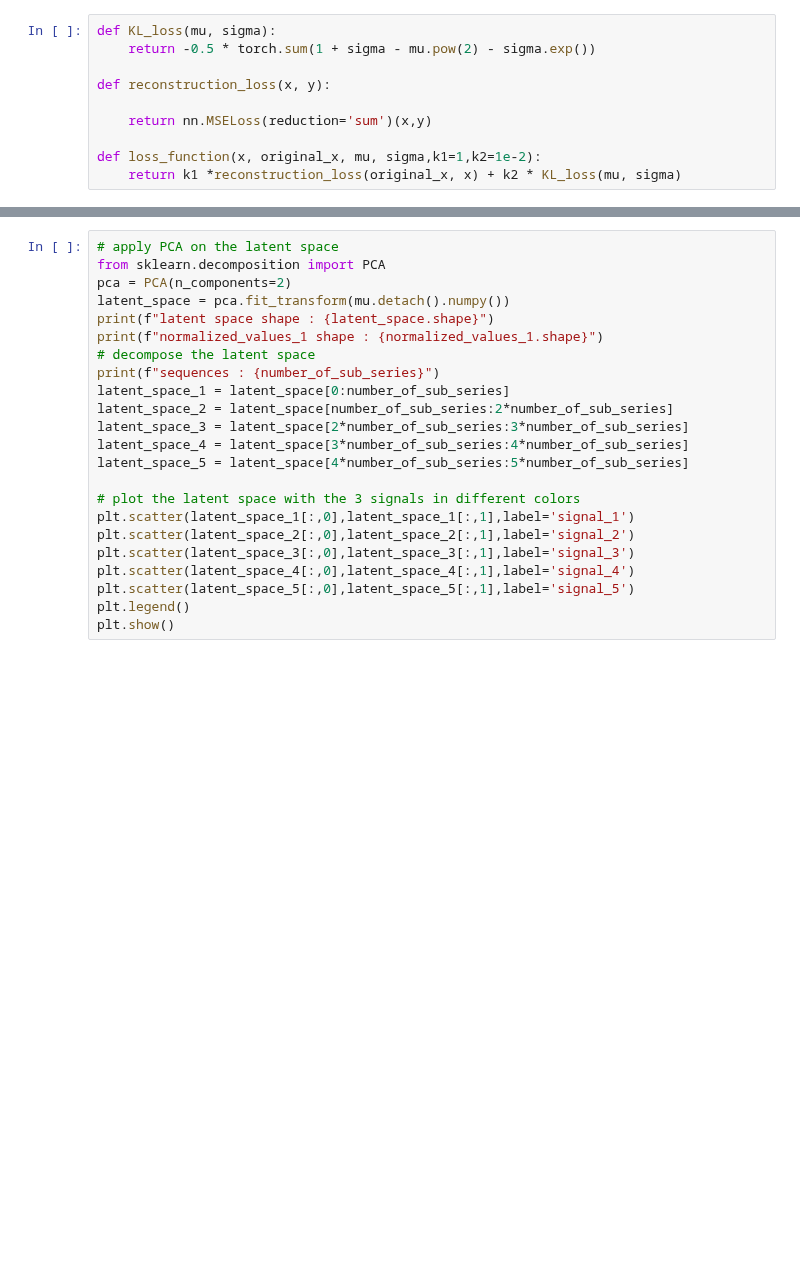
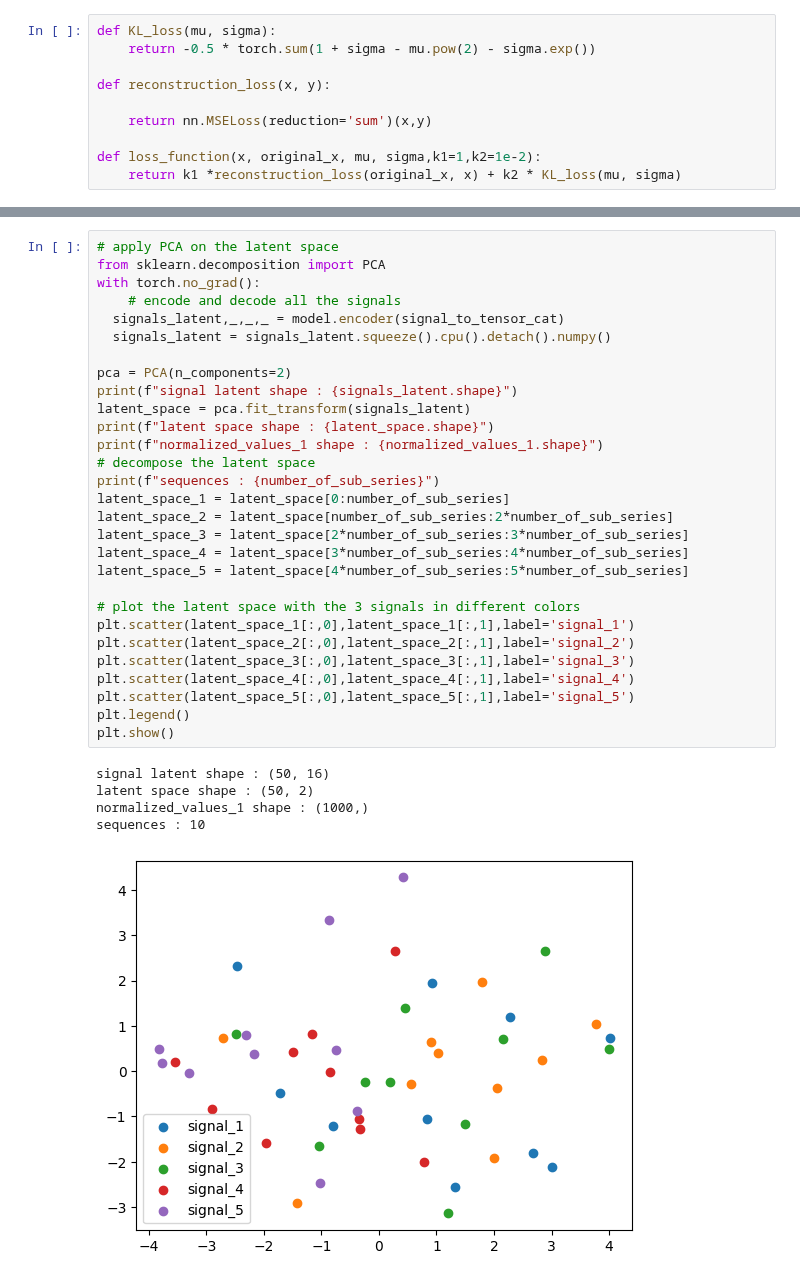
Before and after one commit to MaximeSzymanski/StocksClusteringVAE, a Jupyter notebook: VAE_stocks.ipynb, the cells around one changed output, grey strips where cells are left out. Cells and saved outputs as stored; diff of their text form; blank space fills up the shorter version.

```diff
--- a/VAE_stocks.ipynb
+++ b/VAE_stocks.ipynb
@@ -469,26 +548,38 @@ plt.show()
 # %%
 # apply PCA on the latent space
 from sklearn.decomposition import PCA
+with torch.no_grad():
+    # encode and decode all the signals
+  signals_latent,_,_,_ = model.encoder(signal_to_tensor_cat)
+  signals_latent = signals_latent.squeeze().cpu().detach().numpy()
+
 pca = PCA(n_components=2)
-latent_space = pca.fit_transform(mu.detach().numpy())
+print(f"signal latent shape : {signals_latent.shape}")
+latent_space = pca.fit_transform(signals_latent)
 print(f"latent space shape : {latent_space.shape}")
 print(f"normalized_values_1 shape : {normalized_values_1.shape}")
 # decompose the latent space
 print(f"sequences : {number_of_sub_series}")
 latent_space_1 = latent_space[0:number_of_sub_series]
 latent_space_2 = latent_space[number_of_sub_series:2*number_of_sub_series]
 latent_space_3 = latent_space[2*number_of_sub_series:3*number_of_sub_series]
 latent_space_4 = latent_space[3*number_of_sub_series:4*number_of_sub_series]
 latent_space_5 = latent_space[4*number_of_sub_series:5*number_of_sub_series]
 
 # plot the latent space with the 3 signals in different colors
 plt.scatter(latent_space_1[:,0],latent_space_1[:,1],label='signal_1')
 plt.scatter(latent_space_2[:,0],latent_space_2[:,1],label='signal_2')
 plt.scatter(latent_space_3[:,0],latent_space_3[:,1],label='signal_3')
 plt.scatter(latent_space_4[:,0],latent_space_4[:,1],label='signal_4')
 plt.scatter(latent_space_5[:,0],latent_space_5[:,1],label='signal_5')
 plt.legend()
 plt.show()
+# %% [output]
+signal latent shape : (50, 16)
+latent space shape : (50, 2)
+normalized_values_1 shape : (1000,)
+sequences : 10
+[figure, added]
 # %%
 # sum all point of each signal in the latent space and plot the result
 latent_space_1_sum = np.sum(latent_space_1,axis=0)
```
Also changed, not shown: parts of 15 cells of this notebook.
